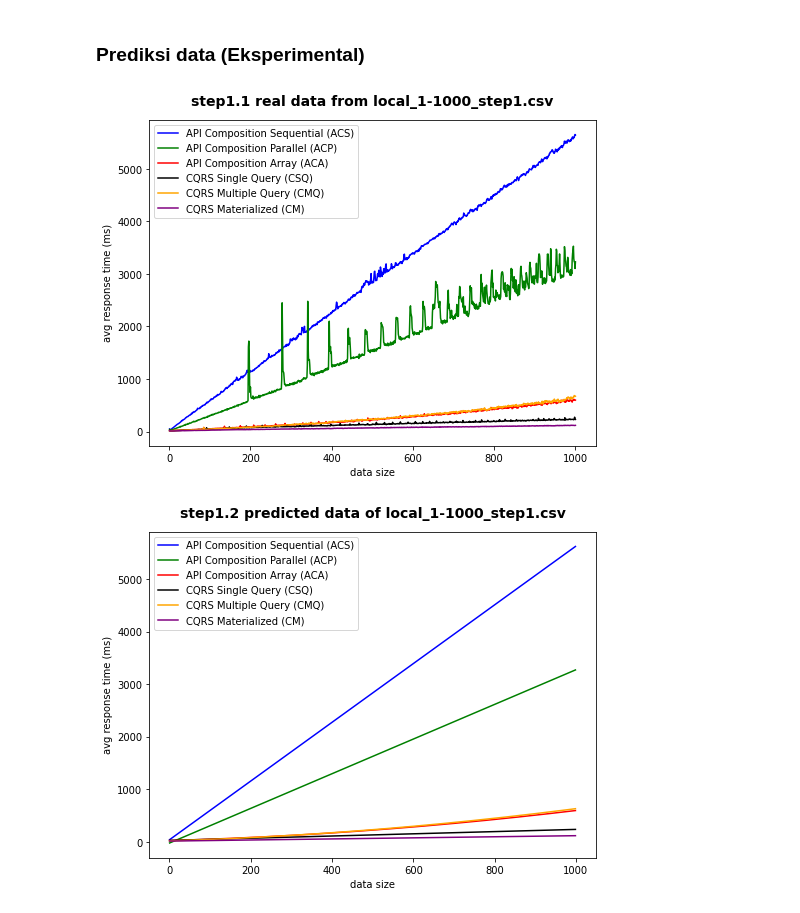
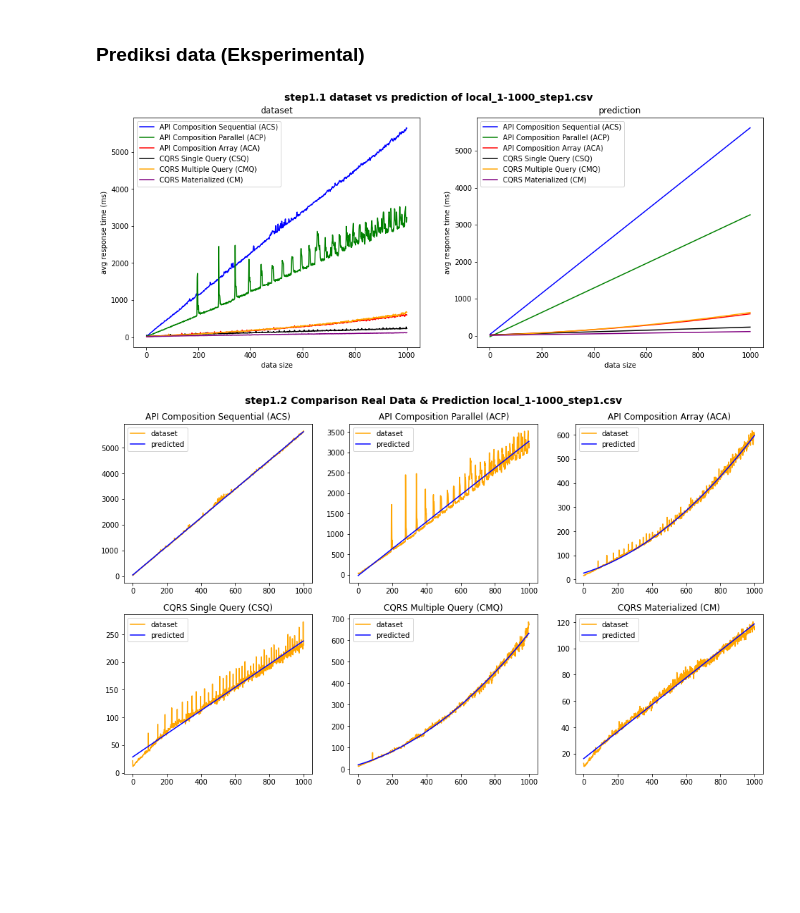
Before and after one commit to labasubagia/final-year-project, a Jupyter notebook: _test/result_analysis.ipynb, the cells around one changed output. Saved outputs shown, nothing was run; the diff lists cells and outputs as text; code cells hidden in the pictures; blank space fills up the shorter version.

Commit message:
update prediction plot

```diff
--- a/_test/result_analysis.ipynb
+++ b/_test/result_analysis.ipynb
@@ -720,6 +720,23 @@ def get_prediction_from_range(ds, start, end, divide=None, predict_type=''):
         df[key] = pd.Series(y_predicted)
     return df
 
+def visualize_datasets(map_ds, title='', ncols=2, figsize=(16, 6), columns=PLOT_COLUMNS,):
+    nrows = math.ceil(len(map_ds.keys())/ncols)
+    plt.figure(figsize=figsize)
+    plt.suptitle(title, **plot_title_args, y=0.96)
+    for i, (key, val) in enumerate(map_ds.items()):
+        plt.subplot(nrows, ncols, i+1)
+        for column in columns:
+            if column in val.columns:
+                m = RESULT_MAP[column]
+                plt.plot(val['data_size'], val[column], color=m['color'], label = f"{m['name']} ({column})")
+            plt.title(key)
+            plt.xlabel('data size')
+            plt.ylabel('avg response time (ms)')
+            plt.legend()
+    plt.show()
+
+
 def visualize_dataset_each_method_prediction(
     y,
     title,
@@ -756,43 +773,42 @@ predict_type = force_predict_type
 
 for i, data in enumerate(datasets):
     ds = data['dataset']
     name = data['name']
-    ncols = 3
     viz_method_figsize = (16, 9)
 
-    # real data
-    show_result_plot(ds, title=f'step{i+1}.1 real data from {name}')
-
-    # comparison real data vs it's prediction
     pred = get_prediction_from_range(
         ds,
         start=ds['data_size'].min(),
         end=ds['data_size'].max(),
         predict_type=predict_type
     )
-    show_result_plot(pred, title=f'step{i+1}.2 predicted data of {name}')
+    visualize_datasets(
+        {'dataset': ds, 'prediction': pred},
+        title=f'step{i+1}.1 dataset vs prediction of {name}',
+        ncols=2,
+    )
     visualize_dataset_each_method_prediction(
         ds=ds,
         y=pred,
-        ncols=ncols,
-        title=f'step{i+1}.3 Comparison Real Data & Prediction {name}',
+        ncols=3,
+        title=f'step{i+1}.2 Comparison Real Data & Prediction {name}',
         figsize=viz_method_figsize,
         ds_color='orange',
         plot_color='blue',
         is_ds_scatter=False,
     )
     print('\n', end='')
 
     # prediction outside the dataset
     pred = get_prediction_from_range(ds, **predict_args, predict_type=predict_type)
-    show_result_plot(pred, title=f'step{i+1}.4 prediction {name} range {predict_args["start"]}-{predict_args["end"]}')
+    show_result_plot(pred, title=f'step{i+1}.3 prediction {name} range {predict_args["start"]}-{predict_args["end"]}')
     visualize_dataset_each_method_prediction(
         y=pred,
-        ncols=ncols,
-        title=f'step{i+1}.5 Prediction {name} range {predict_args["start"]}-{predict_args["end"]}',
+        ncols=3,
+        title=f'step{i+1}.4 Prediction {name} range {predict_args["start"]}-{predict_args["end"]}',
         figsize=viz_method_figsize,
     )
     print('\n'*2, end='')
 # %% [output]
-[figure, old version]
+[figure, new version]
-[figure, old version]
+[figure, new version]
```
Also changed, not shown: parts of 1 cell of this notebook.
